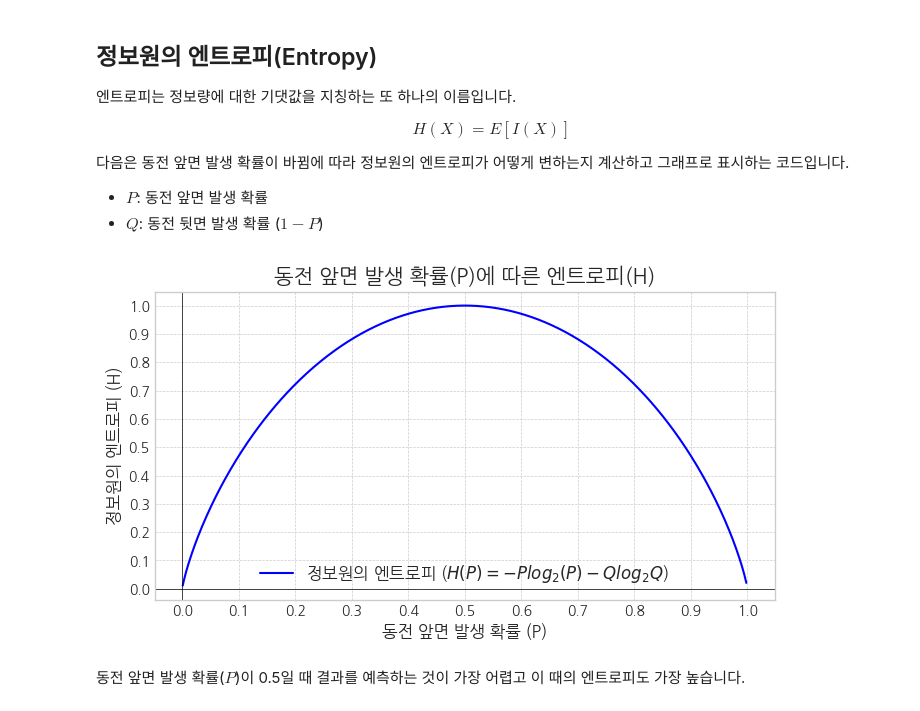
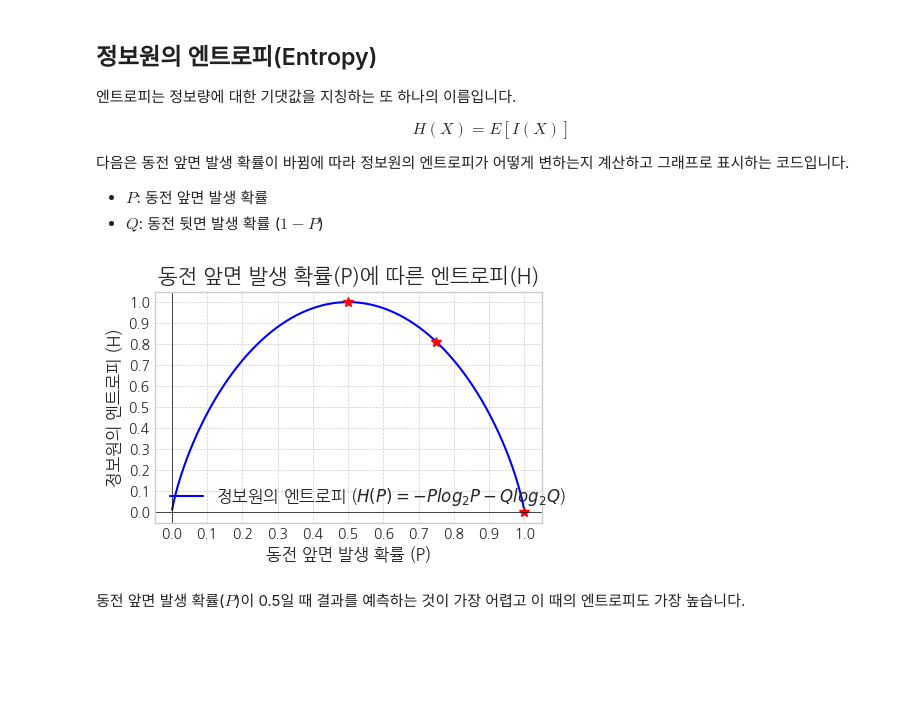
Before and after one commit to trvoid/ml-study, a Jupyter notebook: entropy/information_entropy.ipynb, the cells around one changed output. Saved outputs shown, nothing was run; the diff lists cells and outputs as text; code cells hidden in the pictures; blank space fills up the shorter version.

```diff
--- a/entropy/information_entropy.ipynb
+++ b/entropy/information_entropy.ipynb
@@ -157,35 +157,39 @@ def plot_entropies():
     # 동전 뒷면 발생 확률에 따른 정보량 -log2(1-P)
     information_content_tail = -np.log2(probabilities_tail)
 
     # 동전 앞면 발생 확률(P)에 따른 엔트로피 기여도
     contribution_head = probabilities_head * information_content_head
     # 동전 뒷면 발생 확률(1-P)에 따른 엔트로피 기여도
     contribution_tail = probabilities_tail * information_content_tail
 
     # y 축 데이터: 동전 앞면 발생 확률에 따른 엔트로피
     entropies = contribution_head + contribution_tail
 
-    plt.figure(figsize=(8, 4))
-    plt.plot(probabilities_head, entropies, label='정보원의 엔트로피 ($H(P) = - Plog_2(P) - Qlog_2Q$)', color='blue')
+    plt.figure(figsize=(5, 3))
+    plt.plot(probabilities_head, entropies, label='정보원의 엔트로피 ($H(P) = - Plog_2{P} - Qlog_2{Q}$)', color='blue')
+
+    plt.plot(0.5, 1.0, marker='*', markersize=7, linestyle='None', color='red')
+    plt.plot(0.75, 0.811, marker='*', markersize=7, linestyle='None', color='red')
+    plt.plot(1.0, 0.0, marker='*', markersize=7, linestyle='None', color='red')
 
     plt.title('동전 앞면 발생 확률(P)에 따른 엔트로피(H)', fontsize=15)
     plt.xlabel('동전 앞면 발생 확률 (P)', fontsize=12)
     plt.ylabel('정보원의 엔트로피 (H)', fontsize=12)
 
     plt.xticks(np.arange(0, 1.1, 0.1))
     plt.yticks(np.arange(0, 1.1 , 0.1)) # y축 눈금을 정수로, 최대값보다 약간 크게 설정
 
     plt.grid(True, which='both', linestyle='--', linewidth=0.5)
     plt.legend(fontsize=12)
 
     # x=0, y=0 선 강조 (선택 사항)
     plt.axhline(0, color='black',linewidth=0.5)
     plt.axvline(0, color='black',linewidth=0.5)
 
     plt.show()
 
 plot_entropies()
 # %% [output]
-[figure, old version]
+[figure, new version]
 # %% [markdown]
 동전 앞면 발생 확률($P$)이 0.5일 때 결과를 예측하는 것이 가장 어렵고 이 때의 엔트로피도 가장 높습니다.
```
Also changed, not shown: parts of 2 cells of this notebook.
